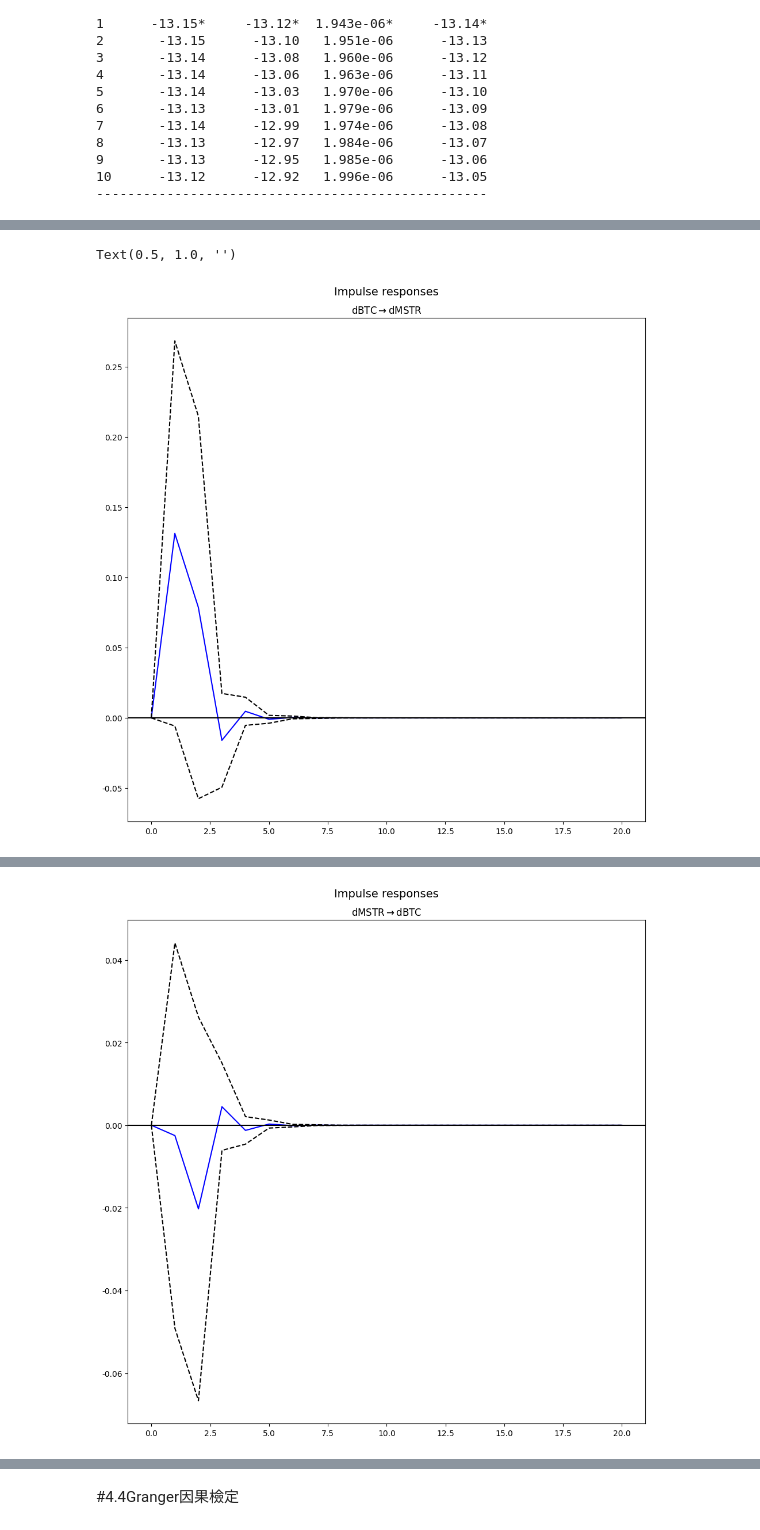
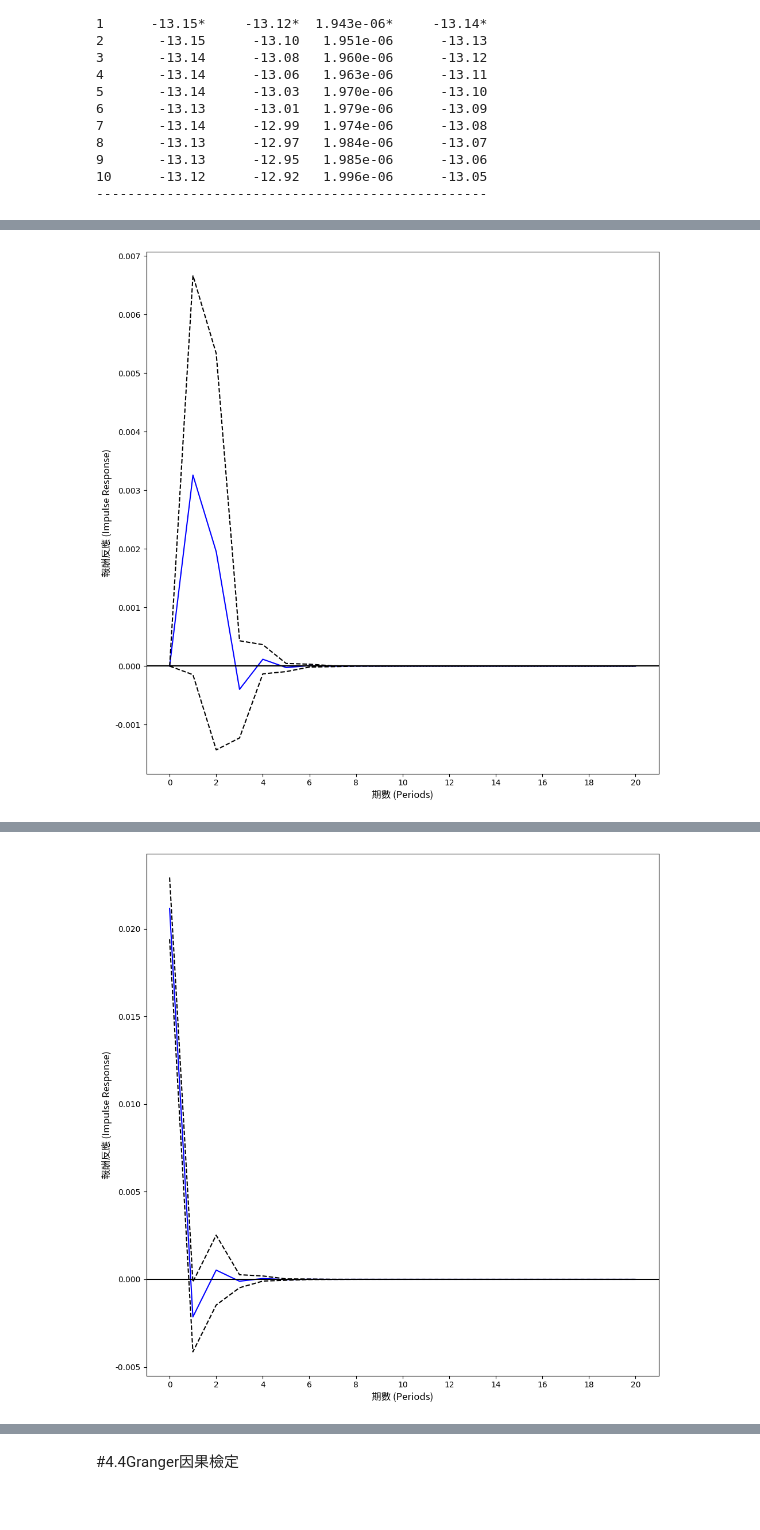
Before and after one commit to HackerJacky/Crypto-quantitative-analysis, a Jupyter notebook: crypto.ipynb, the cells around one changed output, grey strips where cells are left out. Drawn from its saved outputs; the diff is of its cells as text; code cells hidden in the pictures.

```diff
--- a/crypto.ipynb
+++ b/crypto.ipynb
@@ -491,26 +494,59 @@ print(lag_selection.summary())
 # %%
 # AIC 推薦 lag = 1
-result = model.fit(2)
-print(result.summary())
+# result = model.fit(2)
+# print(result.summary())
 
 # Step 3 脈衝反應分析（IRF）
-irf = result.irf(20)
-irf.plot(impulse='dBTC', response='dMSTR')
-irf.plot(impulse='dMSTR', response='dBTC')
+from matplotlib.font_manager import FontProperties
+import matplotlib.pyplot as plt
+from google.colab import files
+# 如果前面已經定義過 myfont 就不用重複
+font_path = "/usr/share/fonts/opentype/noto/NotoSansCJK-Regular.ttc"
+myfont = FontProperties(fname=font_path)
+plt.rcParams['axes.unicode_minus'] = False   # 負號顯示正常
 
-#"Impulse Response: BTC shock → MSTR response"
-fig = irf.plot(impulse='dBTC', response='dMSTR')
-plt.suptitle("")   # 移除 IRF 頂部大標題
-plt.title("")      # 移除子圖標題（dMSTR → dBTC）
+irf = result.irf(20)   # 例如 20 期
+
+# =========================
+# 圖一：BTC 衝擊 → MSTR 反應
+# =========================
+fig = irf.plot(impulse='dBTC', response='dMSTR', orth=True)
+
+ax = fig.axes[0]                # 取得唯一的子圖
+fig.suptitle("")                # 拿掉上面的大標題
+ax.set_title("")                # 拿掉子圖標題
+
+# ★ 加上座標名稱
+ax.set_xlabel('期數 (Periods)', fontproperties=myfont, fontsize=12)
+ax.set_ylabel('報酬反應 (Impulse Response)', fontproperties=myfont, fontsize=12)
+
+# （可選）讓 x 軸顯示整數期數
+ax.set_xticks(range(0, 21, 2))
+
+plt.tight_layout()
 plt.savefig("IRF_BTC_to_MSTR.png", dpi=300, bbox_inches='tight')
-# files.download("IRF_BTC_to_MSTR.png")
+plt.show()
+files.download("IRF_BTC_to_MSTR.png")
 plt.close()
 
-#"Impulse Response: MSTR shock → BTC response"
-fig = irf.plot(impulse='dMSTR', response='dBTC')
-plt.suptitle("")   # 移除 IRF 頂部大標題
-plt.title("")      # 移除子圖標題（dMSTR → dBTC）
-# plt.savefig("IRF_MSTR_to_BTC.png", dpi=300, bbox_inches='tight')
-# files.download("IRF_MSTR_to_BTC.png")
-# plt.close()
+# =========================
+# 圖二：MSTR 衝擊 → BTC 反應
+# =========================
+fig = irf.plot(impulse='dMSTR', response='dBTC', orth=True)
+
+ax = fig.axes[0]
+fig.suptitle("")
+ax.set_title("")
+
+ax.set_xlabel('期數 (Periods)', fontproperties=myfont, fontsize=12)
+ax.set_ylabel('報酬反應 (Impulse Response)', fontproperties=myfont, fontsize=12)
+ax.set_xticks(range(0, 21, 2))
+
+plt.tight_layout()
+plt.savefig("IRF_MSTR_to_BTC.png", dpi=300, bbox_inches='tight')
+
+plt.show()
+files.download("IRF_MSTR_to_BTC.png")
+
+plt.close()
 # %% [output]
@@ -534,2 +553 @@ dBTC     0.648744  1.000000
-Text(0.5, 1.0, '')
-[figure, old version]
+[figure, new version]
@@ -536 +556 @@ Text(0.5, 1.0, '')
-[figure, old version]
+[figure, new version]
```
Also changed, not shown: parts of 12 cells of this notebook.
